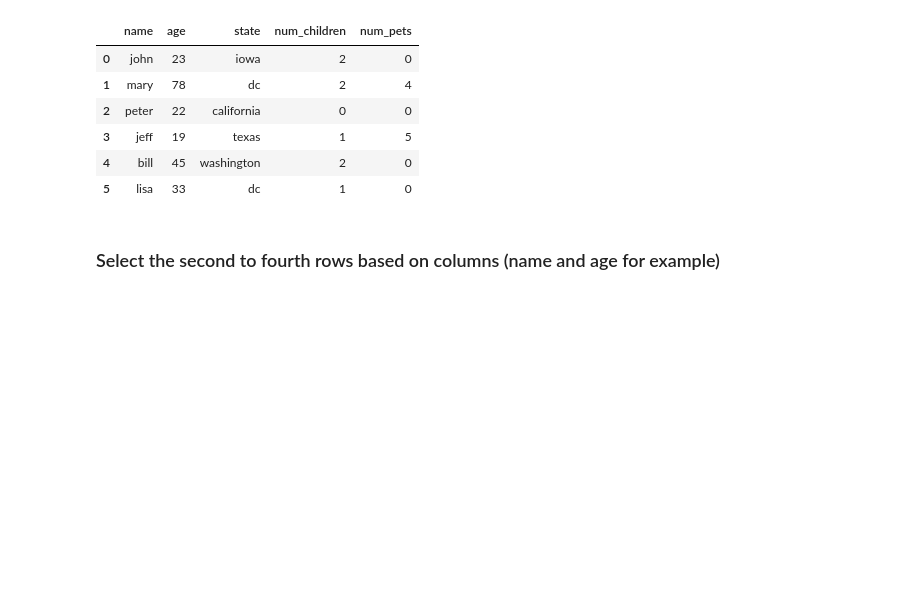
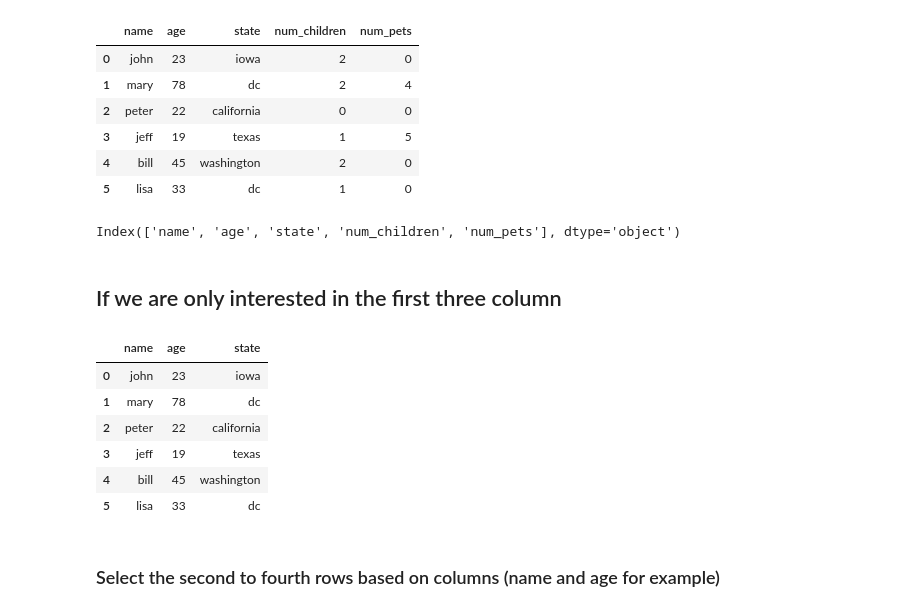
Before and after one commit to Make-School-Courses/DS-1.1-Data-Analysis, a Jupyter notebook: Notebooks/Pandas_Intro.ipynb, the cells around one changed output. Cells and saved outputs as stored; diff of their text form; code cells hidden in the pictures; blank space fills up the shorter version.

```diff
--- a/Notebooks/Pandas_Intro.ipynb
+++ b/Notebooks/Pandas_Intro.ipynb
@@ -18,6 +23,22 @@ df
 | 3 | jeff | 19 | texas | 1 | 5 |
 | 4 | bill | 45 | washington | 2 | 0 |
 | 5 | lisa | 33 | dc | 1 | 0 |
+# %%
+df.columns
+# %% [output]
+Index(['name', 'age', 'state', 'num_children', 'num_pets'], dtype='object')
+# %% [markdown]
+## If we are only interested in the first three column
+# %%
+df[['name', 'age', 'state']]
+# %% [output]
+|  | name | age | state |
+| 0 | john | 23 | iowa |
+| 1 | mary | 78 | dc |
+| 2 | peter | 22 | california |
+| 3 | jeff | 19 | texas |
+| 4 | bill | 45 | washington |
+| 5 | lisa | 33 | dc |
 # %% [markdown]
 ### Select the second to fourth rows based on columns (name and age for example)
 # %%
```
Also changed, not shown: parts of 7 cells of this notebook, 3 other files.
